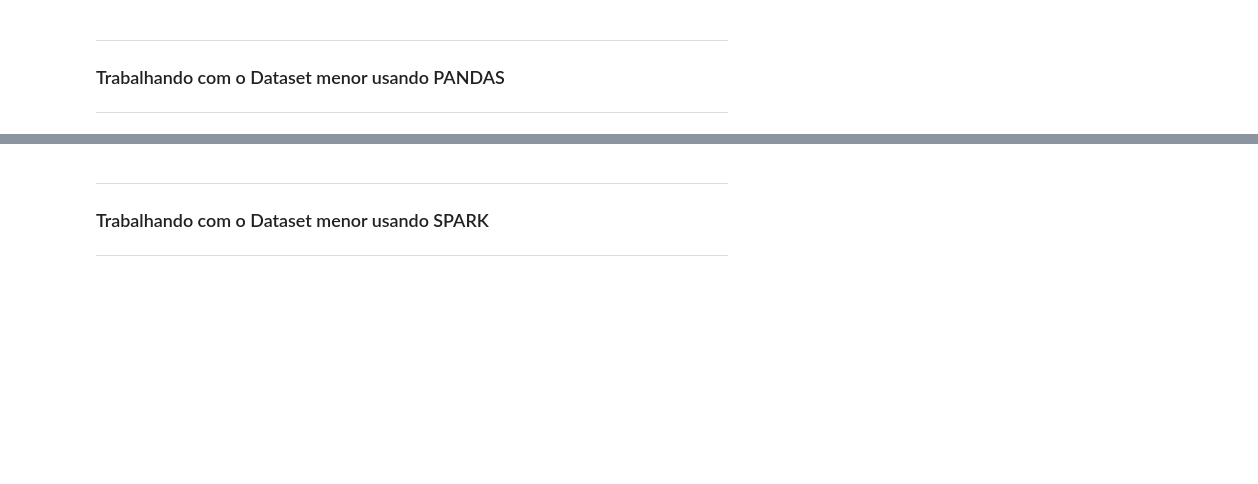
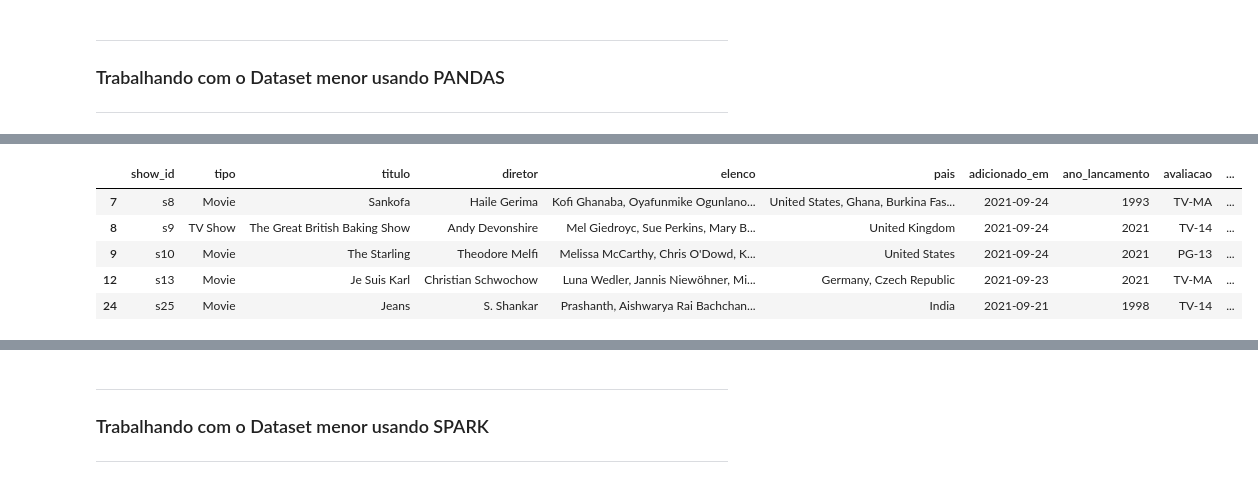
Before and after one commit to GuilhermeKotchergenko/santandercoders_bigdata1_project, a Jupyter notebook: Trabalho pandas X spark .ipynb, the cells around one changed output, grey strips where cells are left out. Saved outputs shown, nothing was run; the diff lists cells and outputs as text; code cells hidden in the pictures; blank space fills up the shorter version.

Commit message:
começando a converter para spark a 1 parte

```diff
--- a/Trabalho pandas X spark .ipynb
+++ b/Trabalho pandas X spark .ipynb
@@ -325,0 +189,14 @@ memory usage: 774.2+ KB
+# %%
+# novo dataframe pandas para inclusão da coluna de data
+
+data = pd.DataFrame([dia, mes, ano]).transpose().rename(columns={1:'dia', 0:'mes', 2:'ano'})
+data.dia = data.dia.str.zfill(2)
+data.mes = data.mes.str.zfill(2)
+data['data'] = data.dia + '/' + data.mes + '/' + data.ano
+# %%
+# remoção das colunas dia, mes e ano
+data.drop(columns=['dia', 'mes', 'ano'], inplace=True)
+# %%
+# modifica a coluna adicionado_em para valores com datas no formato dd/mm/yyyy.
+netflix['adicionado_em'] = data
+netflix.head(5)
@@ -325,0 +210,2 @@ memory usage: 774.2+ KB
+# %%
+netflix['adicionado_em'] = netflix['adicionado_em'].astype('datetime64[ns]')
@@ -325,0 +265,12 @@ memory usage: 774.2+ KB
+# %%
+# retornado os valores nulos do dataset
+
+netflix_transformado = netflix.dropna()
+netflix_transformado.head(5)
+# %% [output]
+|  | show_id | tipo | titulo | diretor | elenco | pais | adicionado_em | ano_lancamento | avaliacao | ... |
+| 7 | s8 | Movie | Sankofa | Haile Gerima | Kofi Ghanaba, Oyafunmike Ogunlano... | United States, Ghana, Burkina Fas... | 2021-09-24 | 1993 | TV-MA | ... |
+| 8 | s9 | TV Show | The Great British Baking Show | Andy Devonshire | Mel Giedroyc, Sue Perkins, Mary B... | United Kingdom | 2021-09-24 | 2021 | TV-14 | ... |
+| 9 | s10 | Movie | The Starling | Theodore Melfi | Melissa McCarthy, Chris O'Dowd, K... | United States | 2021-09-24 | 2021 | PG-13 | ... |
+| 12 | s13 | Movie | Je Suis Karl | Christian Schwochow | Luna Wedler, Jannis Niewöhner, Mi... | Germany, Czech Republic | 2021-09-23 | 2021 | TV-MA | ... |
+| 24 | s25 | Movie | Jeans | S. Shankar | Prashanth, Aishwarya Rai Bachchan... | India | 2021-09-21 | 1998 | TV-14 | ... |
```
Also changed, not shown: parts of 55 cells of this notebook.
